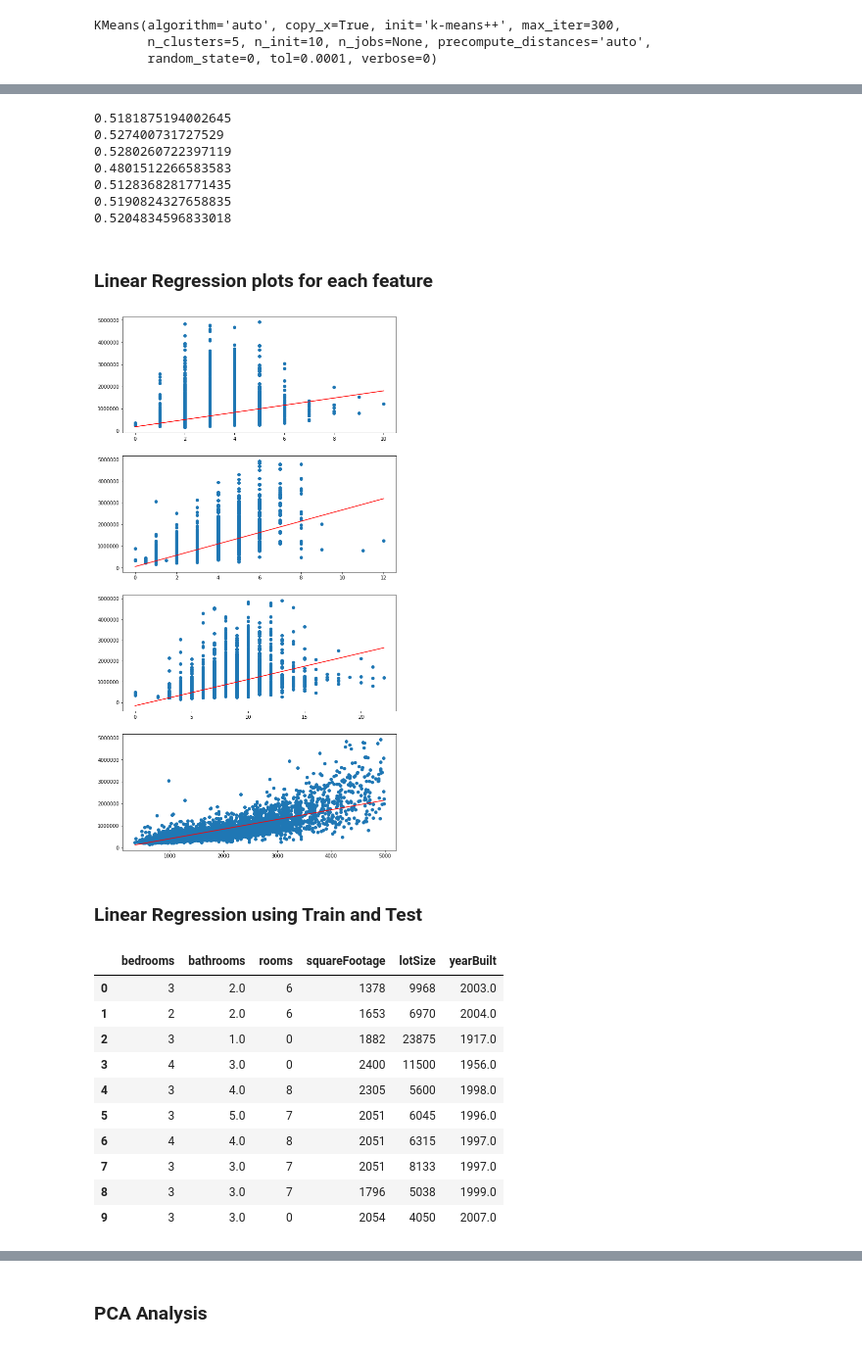
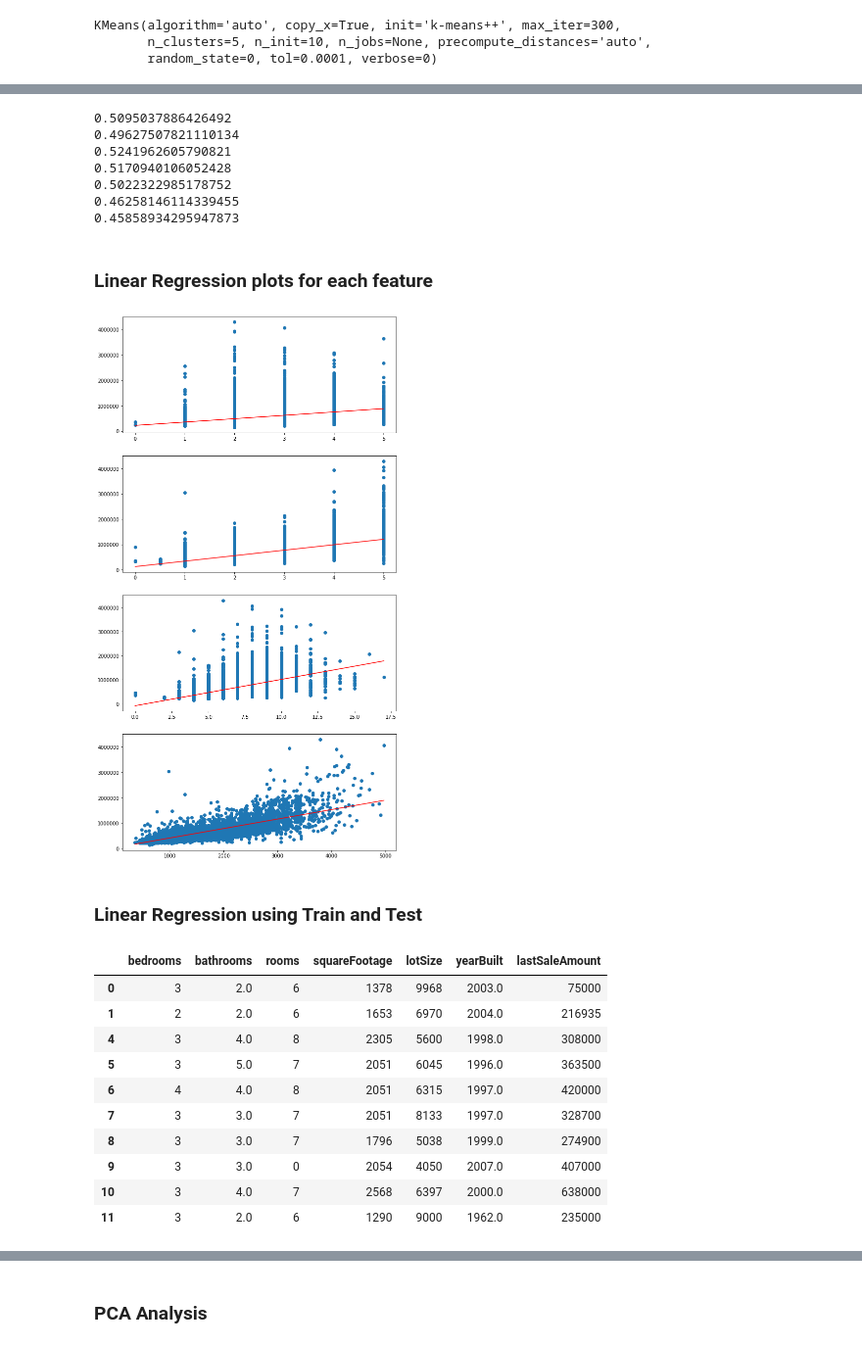
Before and after one commit to dborowski16/predicting-home-prices, a Jupyter notebook: ipynb_notebooks/home_price_nb.ipynb, the cells around one changed output, grey strips where cells are left out. Shown at 98% size. Cells and saved outputs as stored; diff of their text form; code cells hidden in the pictures.

```diff
--- a/ipynb_notebooks/home_price_nb.ipynb
+++ b/ipynb_notebooks/home_price_nb.ipynb
@@ -61,6 +61,9 @@ df.describe()
 df = df[df['squareFootage'] <= 5000]
 df = df[df['rooms'] < 20]
 df = df[df['estimated_value'] < 5000000]
+df = df[df['lotSize'] < 10000]
+df = df[df['bathrooms'] < 6]
+df = df[df['bedrooms'] < 6]
 # %%
 df.info()
 # %% [output]
@@ -165,13 +168,13 @@ for i in range(3,10):
     labels = kmeans.labels_
     print (silhouette_score(X, labels))
 # %% [output]
-0.5181875194002645
-0.527400731727529
-0.5280260722397119
-0.4801512266583583
-0.5128368281771435
-0.5190824327658835
-0.5204834596833018
+0.5095037886426492
+0.49627507821110134
+0.5241962605790821
+0.5170940106052428
+0.5022322985178752
+0.46258146114339455
+0.45858934295947873
 # %% [markdown]
 ### Linear Regression plots for each feature
 # %%
@@ -201,7 +204,7 @@ for i in range (7,11):
     axs[i-7].scatter(y=df.estimated_value, x=df.iloc[:,i])
     axs[i-7].plot([x_min[0], x_max[0]], [y_min[0], y_max[0]], c='red')
 # %% [output]
-[figure, old version]
+[figure, new version]
 # %% [markdown]
 ### Linear Regression using Train and Test
 # %%
@@ -214,22 +217,22 @@ from sklearn.model_selection import train_test_split
 from sklearn.metrics import confusion_matrix
 # %%
 X =df.drop('estimated_value', axis=1)
-# X= X[['bedrooms', 'bathrooms',  'rooms', 'squareFootage','lotSize', 'yearBuilt', 'lastSaleAmount']]
-X= X[['bedrooms', 'bathrooms',  'rooms', 'squareFootage','lotSize', 'yearBuilt']]
+X= X[['bedrooms', 'bathrooms',  'rooms', 'squareFootage','lotSize', 'yearBuilt', 'lastSaleAmount']]
+# X= X[['bedrooms', 'bathrooms',  'rooms', 'squareFootage','lotSize', 'yearBuilt']]
 X.fillna(0, inplace=True)
 X.head(10)
 # %% [output]
-|  | bedrooms | bathrooms | rooms | squareFootage | lotSize | yearBuilt |
-| 0 | 3 | 2.0 | 6 | 1378 | 9968 | 2003.0 |
-| 1 | 2 | 2.0 | 6 | 1653 | 6970 | 2004.0 |
-| 2 | 3 | 1.0 | 0 | 1882 | 23875 | 1917.0 |
-| 3 | 4 | 3.0 | 0 | 2400 | 11500 | 1956.0 |
-| 4 | 3 | 4.0 | 8 | 2305 | 5600 | 1998.0 |
-| 5 | 3 | 5.0 | 7 | 2051 | 6045 | 1996.0 |
-| 6 | 4 | 4.0 | 8 | 2051 | 6315 | 1997.0 |
-| 7 | 3 | 3.0 | 7 | 2051 | 8133 | 1997.0 |
-| 8 | 3 | 3.0 | 7 | 1796 | 5038 | 1999.0 |
-| 9 | 3 | 3.0 | 0 | 2054 | 4050 | 2007.0 |
+|  | bedrooms | bathrooms | rooms | squareFootage | lotSize | yearBuilt | lastSaleAmount |
+| 0 | 3 | 2.0 | 6 | 1378 | 9968 | 2003.0 | 75000 |
+| 1 | 2 | 2.0 | 6 | 1653 | 6970 | 2004.0 | 216935 |
+| 4 | 3 | 4.0 | 8 | 2305 | 5600 | 1998.0 | 308000 |
+| 5 | 3 | 5.0 | 7 | 2051 | 6045 | 1996.0 | 363500 |
+| 6 | 4 | 4.0 | 8 | 2051 | 6315 | 1997.0 | 420000 |
+| 7 | 3 | 3.0 | 7 | 2051 | 8133 | 1997.0 | 328700 |
+| 8 | 3 | 3.0 | 7 | 1796 | 5038 | 1999.0 | 274900 |
+| 9 | 3 | 3.0 | 0 | 2054 | 4050 | 2007.0 | 407000 |
+| 10 | 3 | 4.0 | 7 | 2568 | 6397 | 2000.0 | 638000 |
+| 11 | 3 | 2.0 | 6 | 1290 | 9000 | 1962.0 | 235000 |
 # %%
 X.info()
 # %% [output]
```
Also changed, not shown: parts of 29 cells of this notebook.
